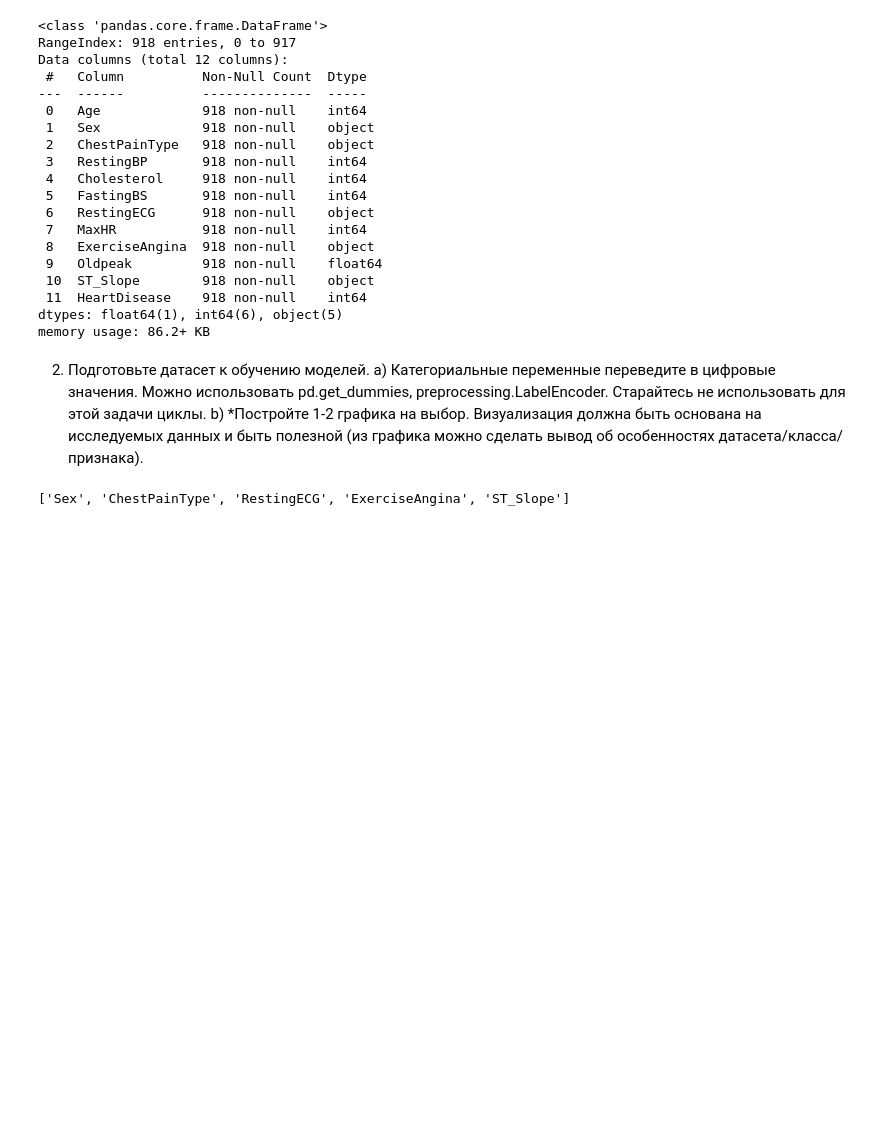
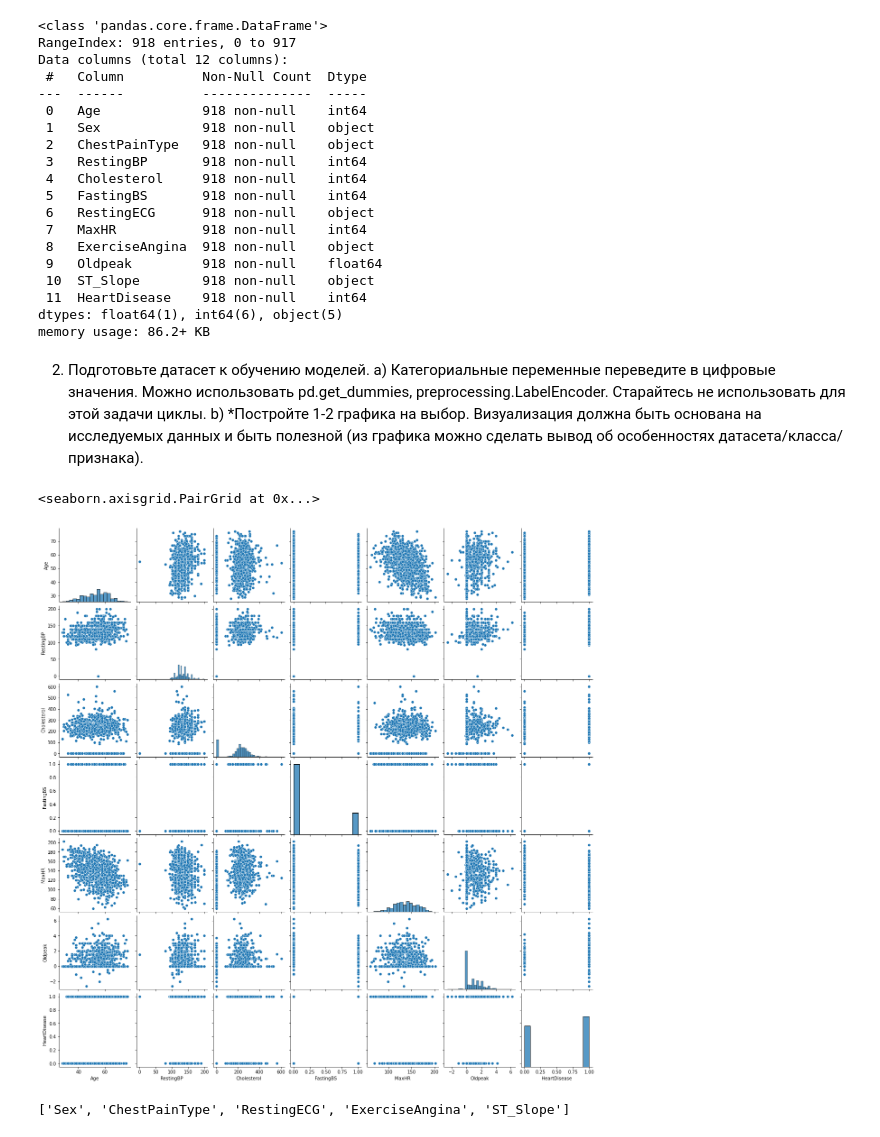
Before and after one commit to Ch0k/ML-DZ11, a Jupyter notebook: ansablirovanie.ipynb, the cells around one changed output. Drawn from its saved outputs; the diff is of its cells as text; code cells hidden in the pictures; blank space fills up the shorter version.

```diff
--- a/ansablirovanie.ipynb
+++ b/ansablirovanie.ipynb
@@ -68,7 +68,10 @@ memory usage: 86.2+ KB
 a) Категориальные переменные переведите в цифровые значения. Можно использовать pd.get_dummies, preprocessing.LabelEncoder. Старайтесь не использовать для этой задачи циклы.
 b) *Постройте 1-2 графика на выбор. Визуализация должна быть основана на исследуемых данных и быть полезной (из графика можно сделать вывод об особенностях датасета/класса/признака).
 # %%
-#sns.pairplot(data)
+sns.pairplot(data)
+# %% [output]
+<seaborn.axisgrid.PairGrid at 0x...>
+[figure, added]
 # %%
 categorials = list(data.dtypes[data.dtypes == object].index)
 
```
Also changed, not shown: parts of 4 cells of this notebook.
